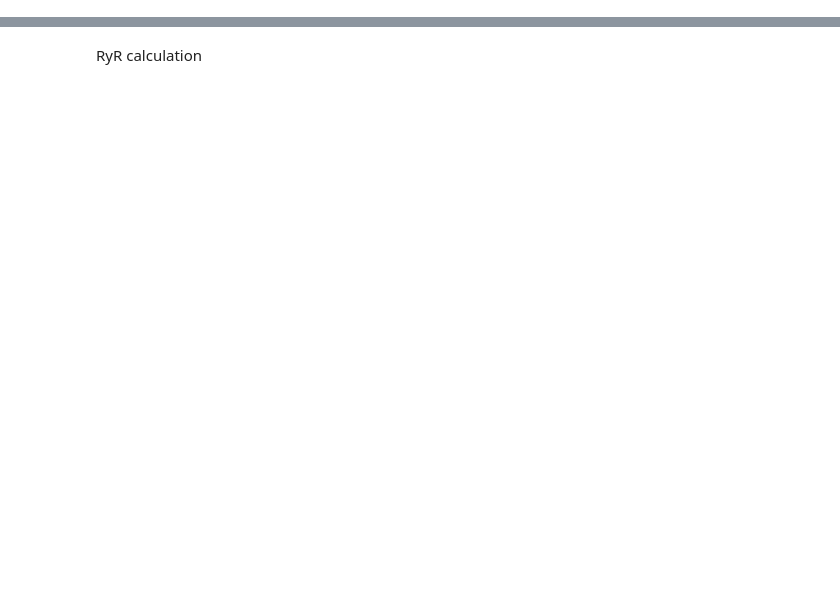
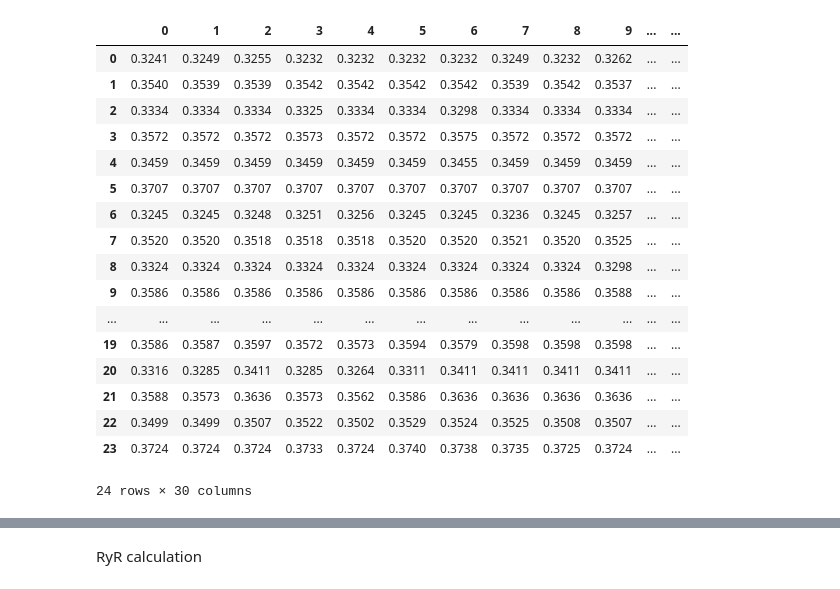
Before and after one commit to LucianoGP95/Python_Eiit_RyR, a Jupyter notebook: RyR_Analyser/notebooks/a3_RyR_filter.ipynb, the cells around one changed output, grey strips where cells are left out. Drawn from its saved outputs; the diff is of its cells as text; code cells hidden in the pictures; blank space fills up the shorter version.

```diff
--- a/RyR_Analyser/notebooks/a3_RyR_filter.ipynb
+++ b/RyR_Analyser/notebooks/a3_RyR_filter.ipynb
@@ -55,7 +46,7 @@ def z_score_filter(dataframe, threshold):
     return filtered_df
 # %%
 #Data preparation
-df = prepare_data("../data/target.xlsx") #Load the output from RyR_Generator into a df
+df = prepare_data("../data/target.xlsx", filter="MEAS") #Load the output from RyR_Generator into a df
 prepare_database(df, "PASSAT_B9_TOP") #Store a df inside the database of the project
 dbh = db.SQLite_Data_Extractor("database.db") #Connect to the database
 df = dbh.retrieve("PASSAT_B9_TOP") #Get the desired tooling data
@@ -63,0 +63,23 @@ NameError: name 'dbh' is not defined
+# %%
+#Rename and inspection
+MEAS = df
+MEAS
+# %% [output]
+|  | 0 | 1 | 2 | 3 | 4 | 5 | 6 | 7 | 8 | 9 | ... | ... |
+| 0 | 0.3241 | 0.3249 | 0.3255 | 0.3232 | 0.3232 | 0.3232 | 0.3232 | 0.3249 | 0.3232 | 0.3262 | ... | ... |
+| 1 | 0.3540 | 0.3539 | 0.3539 | 0.3542 | 0.3542 | 0.3542 | 0.3542 | 0.3539 | 0.3542 | 0.3537 | ... | ... |
+| 2 | 0.3334 | 0.3334 | 0.3334 | 0.3325 | 0.3334 | 0.3334 | 0.3298 | 0.3334 | 0.3334 | 0.3334 | ... | ... |
+| 3 | 0.3572 | 0.3572 | 0.3572 | 0.3573 | 0.3572 | 0.3572 | 0.3575 | 0.3572 | 0.3572 | 0.3572 | ... | ... |
+| 4 | 0.3459 | 0.3459 | 0.3459 | 0.3459 | 0.3459 | 0.3459 | 0.3455 | 0.3459 | 0.3459 | 0.3459 | ... | ... |
+| 5 | 0.3707 | 0.3707 | 0.3707 | 0.3707 | 0.3707 | 0.3707 | 0.3707 | 0.3707 | 0.3707 | 0.3707 | ... | ... |
+| 6 | 0.3245 | 0.3245 | 0.3248 | 0.3251 | 0.3256 | 0.3245 | 0.3245 | 0.3236 | 0.3245 | 0.3257 | ... | ... |
+| 7 | 0.3520 | 0.3520 | 0.3518 | 0.3518 | 0.3518 | 0.3520 | 0.3520 | 0.3521 | 0.3520 | 0.3525 | ... | ... |
+| 8 | 0.3324 | 0.3324 | 0.3324 | 0.3324 | 0.3324 | 0.3324 | 0.3324 | 0.3324 | 0.3324 | 0.3298 | ... | ... |
+| 9 | 0.3586 | 0.3586 | 0.3586 | 0.3586 | 0.3586 | 0.3586 | 0.3586 | 0.3586 | 0.3586 | 0.3588 | ... | ... |
+| ... | ... | ... | ... | ... | ... | ... | ... | ... | ... | ... | ... | ... |
+| 19 | 0.3586 | 0.3587 | 0.3597 | 0.3572 | 0.3573 | 0.3594 | 0.3579 | 0.3598 | 0.3598 | 0.3598 | ... | ... |
+| 20 | 0.3316 | 0.3285 | 0.3411 | 0.3285 | 0.3264 | 0.3311 | 0.3411 | 0.3411 | 0.3411 | 0.3411 | ... | ... |
+| 21 | 0.3588 | 0.3573 | 0.3636 | 0.3573 | 0.3562 | 0.3586 | 0.3636 | 0.3636 | 0.3636 | 0.3636 | ... | ... |
+| 22 | 0.3499 | 0.3499 | 0.3507 | 0.3522 | 0.3502 | 0.3529 | 0.3524 | 0.3525 | 0.3508 | 0.3507 | ... | ... |
+| 23 | 0.3724 | 0.3724 | 0.3724 | 0.3733 | 0.3724 | 0.3740 | 0.3738 | 0.3735 | 0.3725 | 0.3724 | ... | ... |
+24 rows × 30 columns
```
Also changed, not shown: parts of 8 cells of this notebook, 7 other files.
